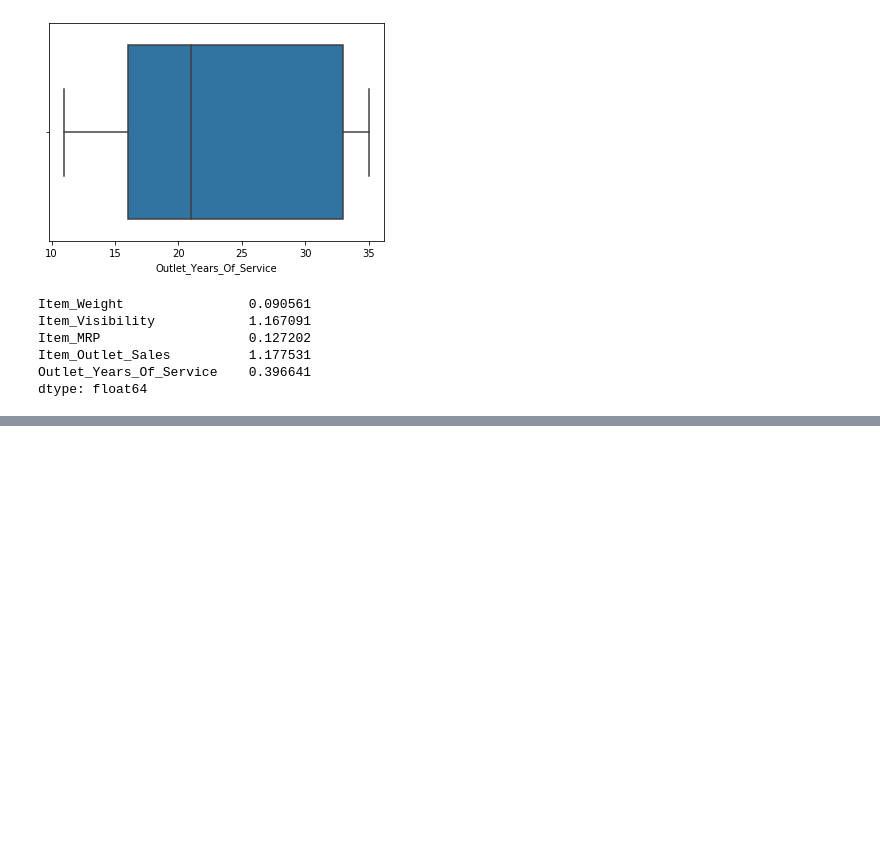
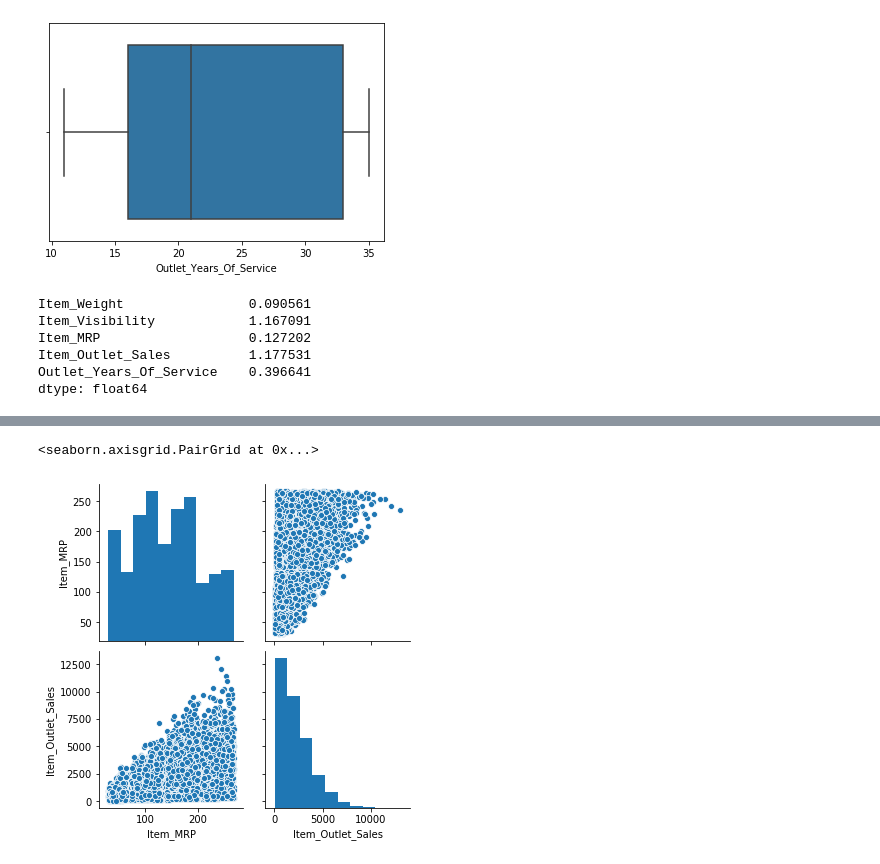
Before and after one commit to DSamson24/Big_Mart_Sales, a Jupyter notebook: Big_Mart_Sales.ipynb, the cells around one changed output, grey strips where cells are left out. Cells and saved outputs as stored; diff of their text form; code cells hidden in the pictures; blank space fills up the shorter version.

```diff
--- a/Big_Mart_Sales.ipynb
+++ b/Big_Mart_Sales.ipynb
@@ -176,0 +190,5 @@ dtype: float64
+# %%
+sns.pairplot(big_mart, vars=["Item_MRP", "Item_Outlet_Sales"])
+# %% [output]
+<seaborn.axisgrid.PairGrid at 0x...>
+[figure, added]
```
Also changed, not shown: parts of 4 cells of this notebook.
